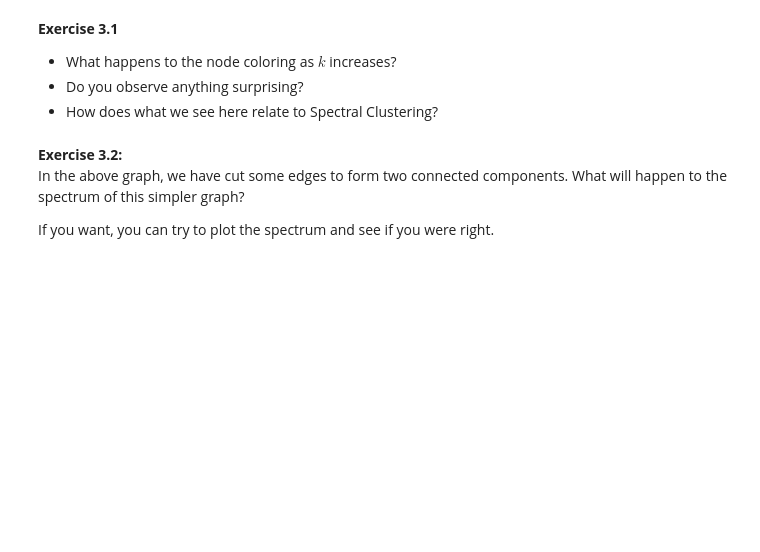
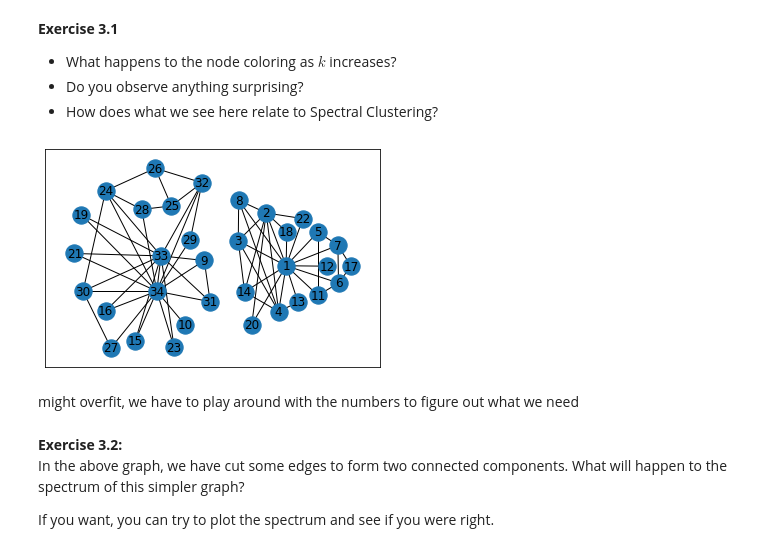
Before and after one commit to ywwta/dm2023-exercises, a Jupyter notebook: exercises/Week-6-spectral-graph-theory-23.ipynb, the cells around one changed output. Cells and saved outputs as stored; diff of their text form; code cells hidden in the pictures; blank space fills up the shorter version.

```diff
--- a/exercises/Week-6-spectral-graph-theory-23.ipynb
+++ b/exercises/Week-6-spectral-graph-theory-23.ipynb
@@ -154,9 +238,13 @@ for k in np.arange(0,6):
 # %%
 karate2 = nx.Graph()
 karate2.add_edges_from([(1,2), (1,3), (1,4), (1,5), (1,6), (1,7), (1,8), (1,11), (1,12), (1,13), (1,14), (1,18), (1,20), (1,22), (2,3), (2,4), (2,8), (2,14), (2,18), (2,20), (2,22), (3,4), (3,8), (3,14), (4,8), (4,13), (4,14), (5,7), (5,11), (6,11), (6,17), (6,7), (7,17), (9,31), (9,33), (9,34), (10,34), (15,33), (15,34), (16,33), (16,34), (19,33), (19,34), (21,33), (21,34), (23,33), (23,34), (24,26), (24,28), (24,30), (24,33), (24,34), (25,26), (25,28), (25,32), (26,32), (27,30), (27,34), (28,34), (29,32), (29,34), (30,33), (30,34), (31,33), (31,34), (32,33), (32,34), (33,34)])
 fixed_positions = {1:(10.74,4.07),2:(9.76,6.48),3:(8.39,5.21),4:(10.37,1.98),5:(12.30,5.61),6:(13.31,3.28),7:(13.28,5.00),8:(8.41,7.06),9:(6.72,4.31),10:(5.77,1.38),11:(12.30,2.72),12:(12.75,4.05),13:(11.32,2.41),14:(8.70,2.88),15:(3.33,0.63),16:(1.88,2.01),17:(13.92,4.05),18:(10.77,5.61),19:(0.69,6.40),20:(9.05,1.38),21:(0.34,4.63),22:(11.56,6.22),23:(5.24,0.34),24:(1.88,7.49),25:(5.11,6.80),26:(4.31,8.52),27:(2.14,0.32),28:(3.65,6.64),29:(6.03,5.24),30:(0.77,2.91),31:(7.01,2.43),32:(6.61,7.86),33:(4.60,4.52),34:(4.39,2.91)}
-nx.draw(karate2,pos=fixed_positions)
+nx.draw_networkx(karate2,pos=fixed_positions)
 plt.show()
+# %% [output]
+[figure, added]
+# %% [markdown]
+might overfit, we have to play around with the numbers to figure out what we need
 # %% [markdown]
 **Exercise 3.2:**
 In the above graph, we have cut some edges to form two connected components.
```
Also changed, not shown: parts of 10 cells of this notebook.
